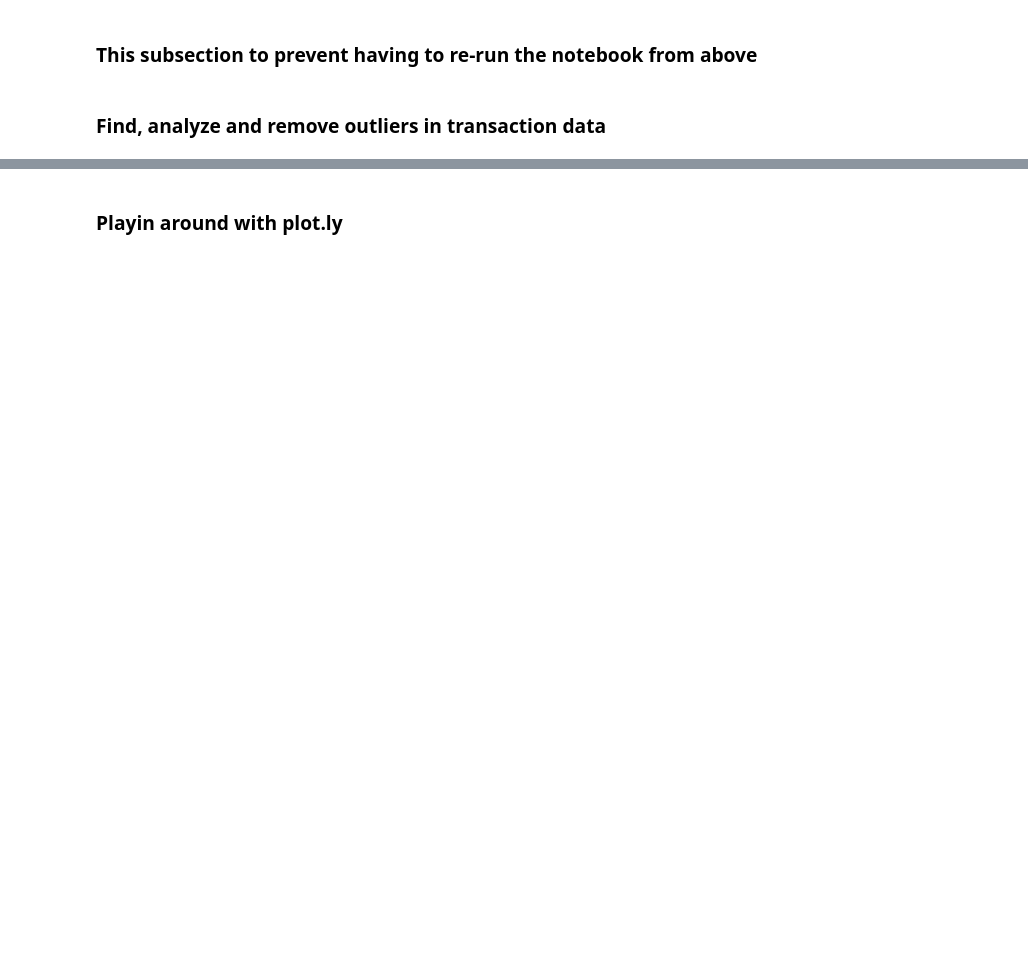
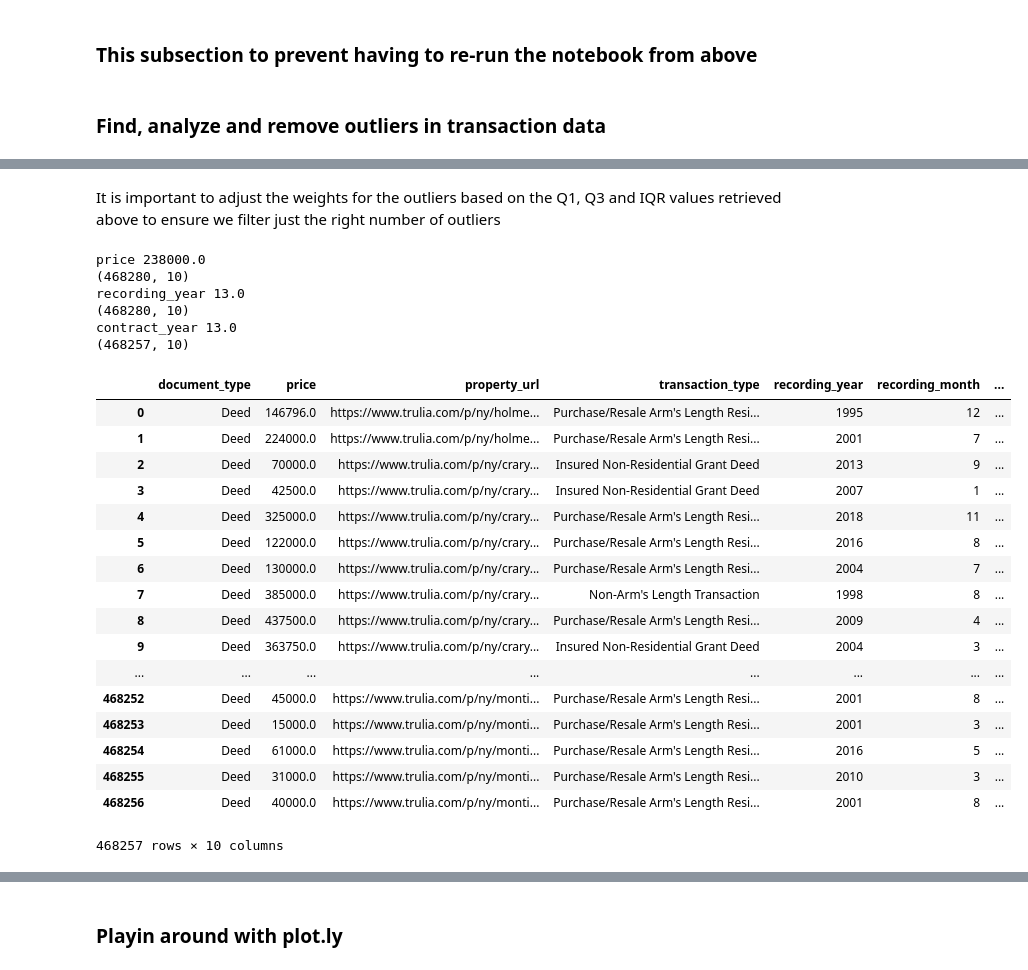
Before and after one commit to Viveckh/LilHomie, a Jupyter notebook: TruliaEDA.ipynb, the cells around one changed output, grey strips where cells are left out. Drawn from its saved outputs; the diff is of its cells as text; code cells hidden in the pictures; blank space fills up the shorter version.

```diff
--- a/TruliaEDA.ipynb
+++ b/TruliaEDA.ipynb
@@ -215,0 +509,3 @@ transactions_iqr
+# %%
+transactions_iqr = transactions_iqr.drop(labels=['recording_month', 'recording_day', 'contract_month', 'contract_day'])
+transactions_iqr
@@ -221,0 +525,2 @@ transactions_df[transactions_df['price'].isna()]
+# %% [markdown]
+It is important to adjust the weights for the outliers based on the Q1, Q3 and IQR values retrieved above to ensure we filter just the right number of outliers
@@ -221,0 +539,36 @@ transactions_df[transactions_df['price'].isna()]
+# %%
+for index, value in transactions_iqr.items():
+    print(index, value)
+    # Select only the records that fall within the valid range, automatically ignores outliers
+    transactions_df = transactions_df[(transactions_df[index] >= (transactions_q1[index] - txn_low_outlier_wts[index] * transactions_iqr[index])) & \
+                                  (transactions_df[index] <= (transactions_q3[index] + txn_high_outlier_wts[index] * transactions_iqr[index]))]
+    print(transactions_df.shape)
+# %% [output]
+price 238000.0
+(468280, 10)
+recording_year 13.0
+(468280, 10)
+contract_year 13.0
+(468257, 10)
+# %%
+transactions_df.reset_index(drop=True, inplace=True)
+transactions_df
+# %% [output]
+|  | document_type | price | property_url | transaction_type | recording_year | recording_month | ... |
+| 0 | Deed | 146796.0 | https://www.trulia.com/p/ny/holme... | Purchase/Resale Arm's Length Resi... | 1995 | 12 | ... |
+| 1 | Deed | 224000.0 | https://www.trulia.com/p/ny/holme... | Purchase/Resale Arm's Length Resi... | 2001 | 7 | ... |
+| 2 | Deed | 70000.0 | https://www.trulia.com/p/ny/crary... | Insured Non-Residential Grant Deed | 2013 | 9 | ... |
+| 3 | Deed | 42500.0 | https://www.trulia.com/p/ny/crary... | Insured Non-Residential Grant Deed | 2007 | 1 | ... |
+| 4 | Deed | 325000.0 | https://www.trulia.com/p/ny/crary... | Purchase/Resale Arm's Length Resi... | 2018 | 11 | ... |
+| 5 | Deed | 122000.0 | https://www.trulia.com/p/ny/crary... | Purchase/Resale Arm's Length Resi... | 2016 | 8 | ... |
+| 6 | Deed | 130000.0 | https://www.trulia.com/p/ny/crary... | Purchase/Resale Arm's Length Resi... | 2004 | 7 | ... |
+| 7 | Deed | 385000.0 | https://www.trulia.com/p/ny/crary... | Non-Arm's Length Transaction | 1998 | 8 | ... |
+| 8 | Deed | 437500.0 | https://www.trulia.com/p/ny/crary... | Purchase/Resale Arm's Length Resi... | 2009 | 4 | ... |
+| 9 | Deed | 363750.0 | https://www.trulia.com/p/ny/crary... | Insured Non-Residential Grant Deed | 2004 | 3 | ... |
+| ... | ... | ... | ... | ... | ... | ... | ... |
+| 468252 | Deed | 45000.0 | https://www.trulia.com/p/ny/monti... | Purchase/Resale Arm's Length Resi... | 2001 | 8 | ... |
+| 468253 | Deed | 15000.0 | https://www.trulia.com/p/ny/monti... | Purchase/Resale Arm's Length Resi... | 2001 | 3 | ... |
+| 468254 | Deed | 61000.0 | https://www.trulia.com/p/ny/monti... | Purchase/Resale Arm's Length Resi... | 2016 | 5 | ... |
+| 468255 | Deed | 31000.0 | https://www.trulia.com/p/ny/monti... | Purchase/Resale Arm's Length Resi... | 2010 | 3 | ... |
+| 468256 | Deed | 40000.0 | https://www.trulia.com/p/ny/monti... | Purchase/Resale Arm's Length Resi... | 2001 | 8 | ... |
+468257 rows × 10 columns
```
Also changed, not shown: parts of 65 cells of this notebook.
